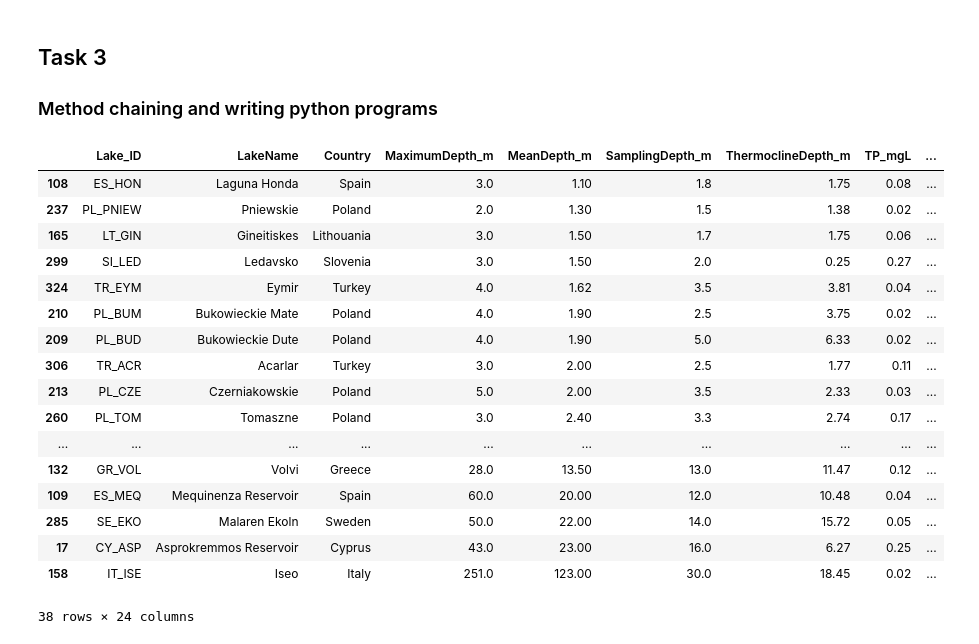
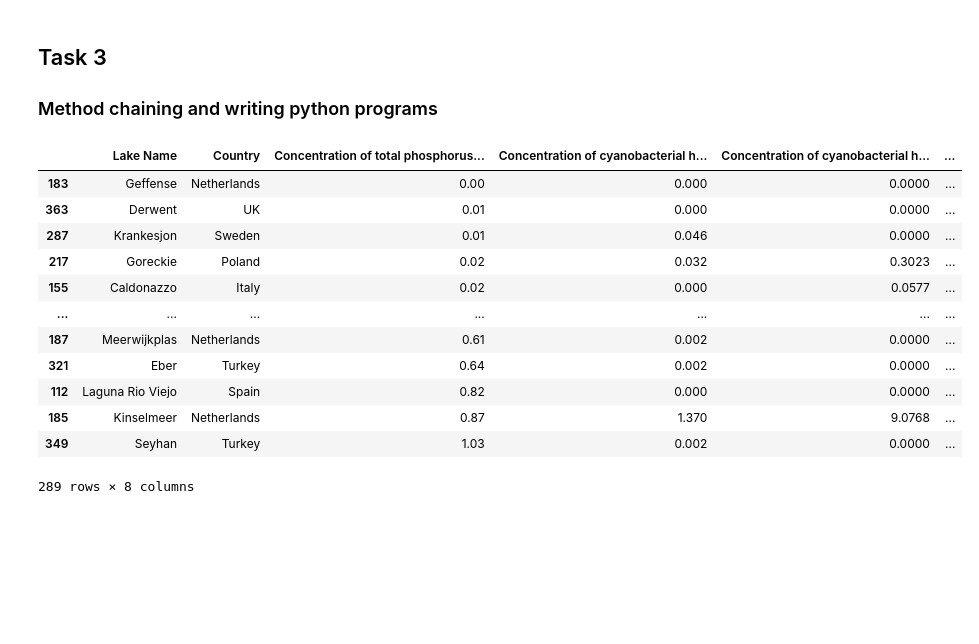
Before and after one commit to ubco-W2021T1-data301/project-group50-project, a Jupyter notebook: notebooks/analysis3.ipynb, the cells around one changed output. Saved outputs shown, nothing was run; the diff lists cells and outputs as text; code cells hidden in the pictures; blank space fills up the shorter version.

```diff
--- a/notebooks/analysis3.ipynb
+++ b/notebooks/analysis3.ipynb
@@ -296,35 +206,48 @@ ldr= ldr.sort_values(by=['MeanDepth_m'], ascending=True)
 ## Task 3
 ### Method chaining and writing python programs
 # %%
-import pandas as pd
-import numpy as np
+def load_and_process(pathname):
 
-# Beginning of method chaining
+    # Method Chain 1 (Load data, remove unneeded columns and remove rows with missing data)
 
-ldr = (pd.read_csv("../data/raw/EMLSdata_10Aug.csv")
-    .drop(labels=['Date','LabName','Latitude','Longitude','Altitude_m','SurfaceTemperature_C','EpilimneticTemperature_C','CYN_ugL','ATX_ugL','Lutein_ugL','Echinenone_ugL','Chlorophyllc2_ugL','Peridinin_ugL','Alloxanthin_ugL','Diadinoxanthin_ugL','Zeaxanthin_ugL','Chlorophyllb_ugL','Chlorophylla_ugL','SecchiDepth_m'], axis=1)
-    .dropna(axis=0)
-    .rename(columns={"TP_mgl": "Total phosphorus concentration", "TN_mgl": "Total nitrogen concentration", "NO3NO2_mgL": "Nitrates and nitrites concentration", "NH4_mgL": "ammonia concentration", "PO4_mgL": "ortho-phosphate concentration", "MC_YR.ugL": "Concentration of cyanobacterial hepatotoxin microcystin YR", "MC_dmRR.ugL": "Concentration of cyanobacterial hepatotoxin microcystin dmRR", "MC_RR_ugL": "Concentration of cyanobacterial hepatotoxin microcystin RR", "MC_dmLR_ugL": "Concentration of cyanobacterial hepatotoxin microcystin dmLR", "MC_LR_ugL": "Concentration of cyanobacterial hepatotoxin microcystin LR", "MC_LY_ugL": "Concentration of cyanobacterial hepatotoxin microcystin LY", "MC_LW_ugL": "Concentration of cyanobacterial hepatotoxin microcystin LW", "MC_LF_ugL": "Concentration of cyanobacterial hepatotoxin microcystin LF", "NOD_ugL": "Concentration of cyanobacterial hepatotoxin nodularin"})
-    .sort_values(by=['MeanDepth_m'], ascending=True)
-)
+    ldr1 = (
+        pd.read_csv("../data/raw/EMLSdata_10Aug.csv")
+        .drop(labels=['MeanDepth_m','Lake_ID','MC_LY_ugL','MC_LW_ugL','MC_LF_ugL','NOD_ugL','MaximumDepth_m', 'TN_mgL', 'NO3NO2_mgL', 'NH3_mgL', 'PO4_ugL','Date','LabName','Latitude','ThermoclineDepth_m','SamplingDepth_m','Longitude','Altitude_m','SurfaceTemperature_C','EpilimneticTemperature_C','CYN_ugL','ATX_ugL','Lutein_ugL','Echinenone_ugL','Chlorophyllc2_ugL','Peridinin_ugL','Alloxanthin_ugL','Diadinoxanthin_ugL','Fucoxanthin_ugL','Zeaxanthin_ugL','Chlorophyllb_ugL','Diatoxanthin_ugL','Chlorophylla_ugL','SecchiDepth_m','Violaxanthin_ugL'], axis=1)
+        .dropna(axis=0)
+    )
 
-ldr
+    # Method Chain 2 (Drop unneeded columns, rename columns, drop outlier row, sort with ascending Mean Depth (m)
+
+    ldr2 = (
+        ldr1
+        .rename(columns=
+            {"LakeName": "Lake Name",
+            "TP_mgL": "Concentration of total phosphorus (mgL)",
+            "MC_YR_ugL": "Concentration of cyanobacterial hepatotoxin microcystin YR (ugL)",
+            "MC_dmRR_ugL": "Concentration of cyanobacterial hepatotoxin microcystin dmRR (ugL)",
+            "MC_RR_ugL": "Concentration of cyanobacterial hepatotoxin microcystin RR (ugL)",
+            "MC_dmLR_ugL": "Concentration of cyanobacterial hepatotoxin microcystin dmLR (ugL)",
+            "MC_LR_ugL": "Concentration of cyanobacterial hepatotoxin microcystin LR (ugL)",
+            "MC_LW_ugL": "Concentration of cyanobacterial hepatotoxin microcystin LW (ugL)",
+            "MC_LF_ugL": "Concentration of cyanobacterial hepatotoxin microcystin LF (ugL)",
+            "NOD_ugL": "Concentration of cyanobacterial hepatotoxin nodularin (ugL)"})
+        .sort_values(by=['Concentration of total phosphorus (mgL)'], ascending=True)
+    )
+
+    return ldr2
+
+load_and_process('../data/raw/EMLSdata_10Aug.csv')
 # %% [output]
-|  | Lake_ID | LakeName | Country | MaximumDepth_m | MeanDepth_m | SamplingDepth_m | ThermoclineDepth_m | TP_mgL | ... |
-| 108 | ES_HON | Laguna Honda | Spain | 3.0 | 1.10 | 1.8 | 1.75 | 0.08 | ... |
-| 237 | PL_PNIEW | Pniewskie | Poland | 2.0 | 1.30 | 1.5 | 1.38 | 0.02 | ... |
-| 165 | LT_GIN | Gineitiskes | Lithouania | 3.0 | 1.50 | 1.7 | 1.75 | 0.06 | ... |
-| 299 | SI_LED | Ledavsko | Slovenia | 3.0 | 1.50 | 2.0 | 0.25 | 0.27 | ... |
-| 324 | TR_EYM | Eymir | Turkey | 4.0 | 1.62 | 3.5 | 3.81 | 0.04 | ... |
-| 210 | PL_BUM | Bukowieckie Mate | Poland | 4.0 | 1.90 | 2.5 | 3.75 | 0.02 | ... |
-| 209 | PL_BUD | Bukowieckie Dute | Poland | 4.0 | 1.90 | 5.0 | 6.33 | 0.02 | ... |
-| 306 | TR_ACR | Acarlar | Turkey | 3.0 | 2.00 | 2.5 | 1.77 | 0.11 | ... |
-| 213 | PL_CZE | Czerniakowskie | Poland | 5.0 | 2.00 | 3.5 | 2.33 | 0.03 | ... |
-| 260 | PL_TOM | Tomaszne | Poland | 3.0 | 2.40 | 3.3 | 2.74 | 0.17 | ... |
-| ... | ... | ... | ... | ... | ... | ... | ... | ... | ... |
-| 132 | GR_VOL | Volvi | Greece | 28.0 | 13.50 | 13.0 | 11.47 | 0.12 | ... |
-| 109 | ES_MEQ | Mequinenza Reservoir | Spain | 60.0 | 20.00 | 12.0 | 10.48 | 0.04 | ... |
-| 285 | SE_EKO | Malaren Ekoln | Sweden | 50.0 | 22.00 | 14.0 | 15.72 | 0.05 | ... |
-| 17 | CY_ASP | Asprokremmos Reservoir | Cyprus | 43.0 | 23.00 | 16.0 | 6.27 | 0.25 | ... |
-| 158 | IT_ISE | Iseo | Italy | 251.0 | 123.00 | 30.0 | 18.45 | 0.02 | ... |
+|  | Lake Name | Country | Concentration of total phosphorus... | Concentration of cyanobacterial h... | Concentration of cyanobacterial h... | ... |
+| 183 | Geffense | Netherlands | 0.00 | 0.000 | 0.0000 | ... |
+| 363 | Derwent | UK | 0.01 | 0.000 | 0.0000 | ... |
+| 287 | Krankesjon | Sweden | 0.01 | 0.046 | 0.0000 | ... |
+| 217 | Goreckie | Poland | 0.02 | 0.032 | 0.3023 | ... |
+| 155 | Caldonazzo | Italy | 0.02 | 0.000 | 0.0577 | ... |
+| ... | ... | ... | ... | ... | ... | ... |
+| 187 | Meerwijkplas | Netherlands | 0.61 | 0.002 | 0.0000 | ... |
+| 321 | Eber | Turkey | 0.64 | 0.002 | 0.0000 | ... |
+| 112 | Laguna Rio Viejo | Spain | 0.82 | 0.000 | 0.0000 | ... |
+| 185 | Kinselmeer | Netherlands | 0.87 | 1.370 | 9.0768 | ... |
+| 349 | Seyhan | Turkey | 1.03 | 0.002 | 0.0000 | ... |
-38 rows × 24 columns
+289 rows × 8 columns
```
Also changed, not shown: parts of 47 cells of this notebook, 1 other file.
